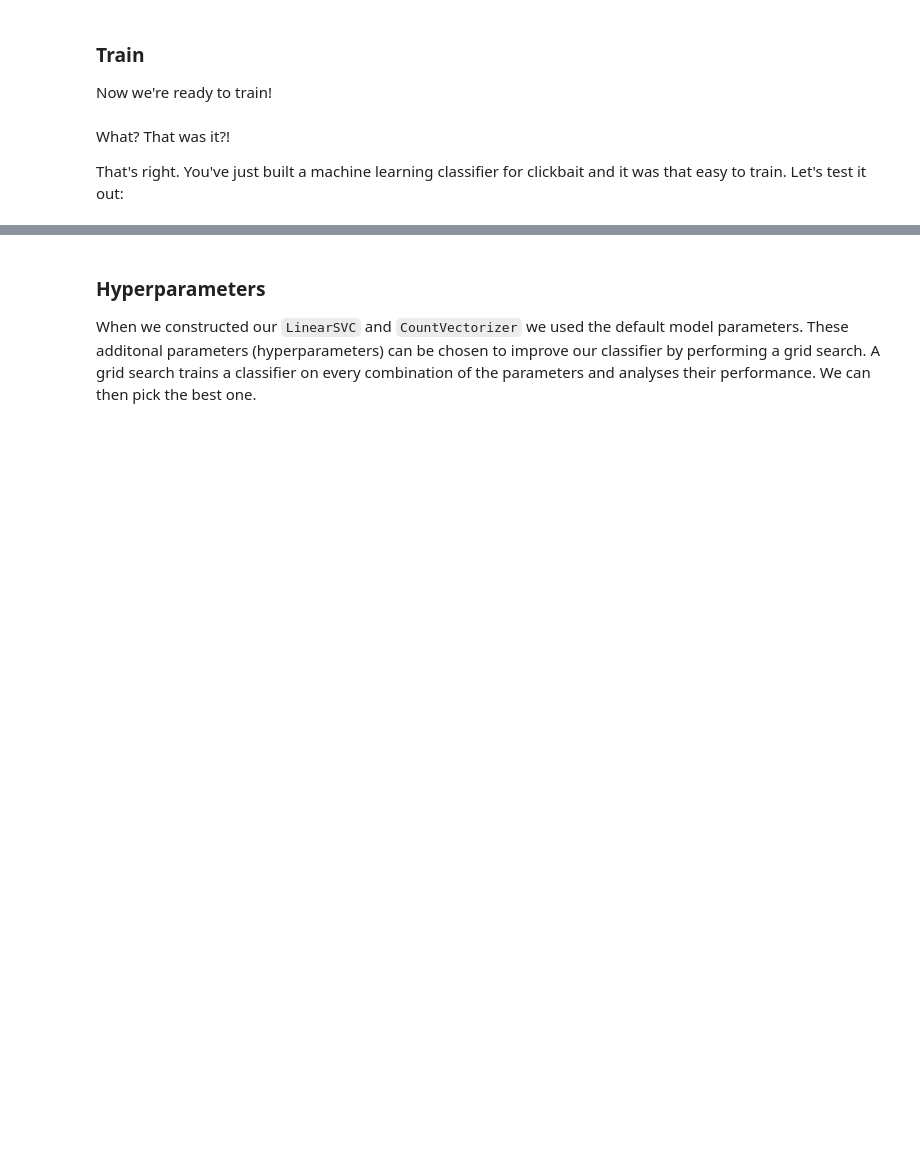
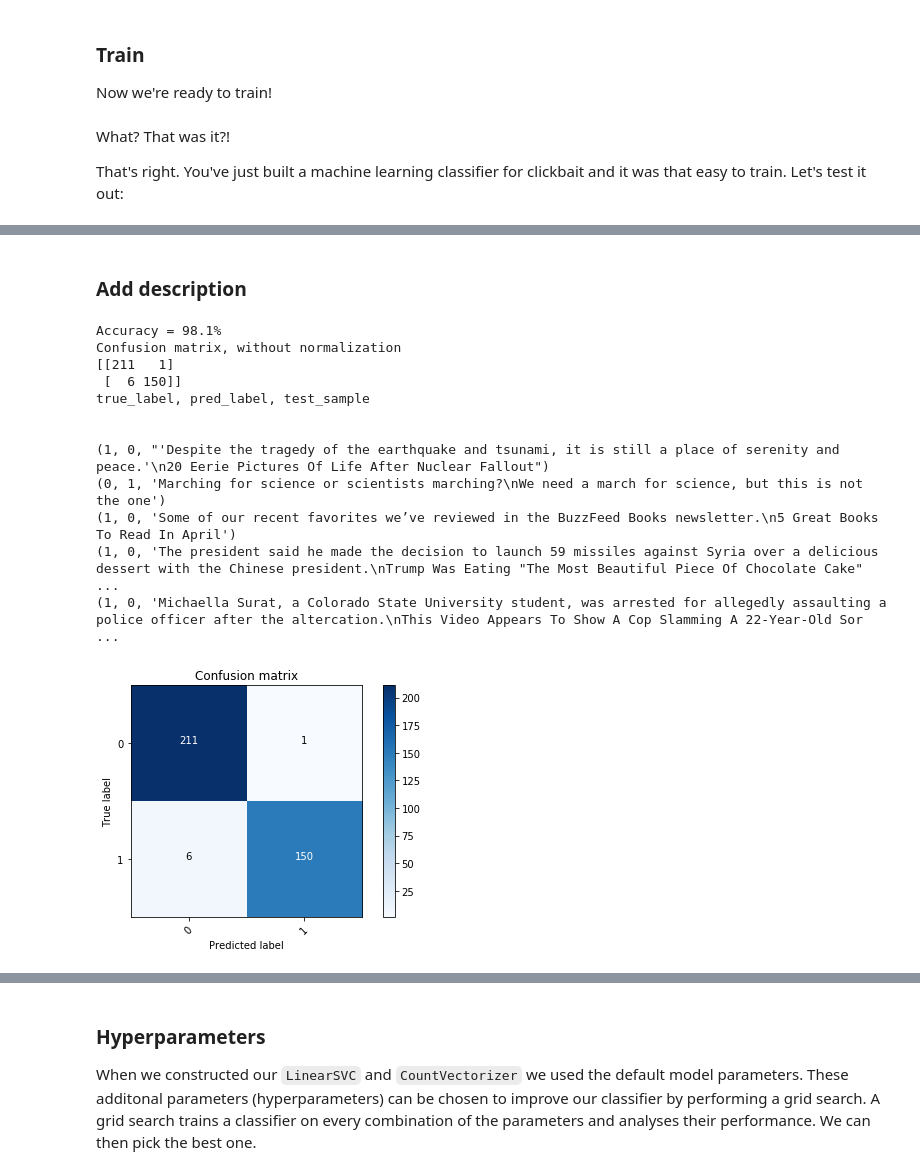
Before and after one commit to cytora/clickbait-workshop, a Jupyter notebook: tutorial.ipynb, the cells around one changed output, grey strips where cells are left out. Drawn from its saved outputs; the diff is of its cells as text; code cells hidden in the pictures; blank space fills up the shorter version.

```diff
--- a/tutorial.ipynb
+++ b/tutorial.ipynb
@@ -227,0 +330,26 @@ pipeline.predict(["French election polls show an early lead for Macron."])
+# %% [markdown]
+### Add description
+# %%
+df['full_content'] = (df.description + "\n" + df.title)
+training, testing = train_test_split(
+    df,                # The dataset we want to split
+    train_size=0.7,    # The proportinal size of our training set
+    stratify=df.label, # The labels are used for stratification
+    random_state=400   # Use the same random state for reproducibility
+)
+pipeline = pipeline.fit(training.full_content, training.label)
+evaluate(pipeline, testing.full_content, testing.label)
+# %% [output]
+Accuracy = 98.1%
+Confusion matrix, without normalization
+[[211   1]
+ [  6 150]]
+true_label, pred_label, test_sample
+
+
+(1, 0, "'Despite the tragedy of the earthquake and tsunami, it is still a place of serenity and peace.'\n20 Eerie Pictures Of Life After Nuclear Fallout")
+(0, 1, 'Marching for science or scientists marching?\nWe need a march for science, but this is not the one')
+(1, 0, 'Some of our recent favorites we’ve reviewed in the BuzzFeed Books newsletter.\n5 Great Books To Read In April')
+(1, 0, 'The president said he made the decision to launch 59 missiles against Syria over a delicious dessert with the Chinese president.\nTrump Was Eating "The Most Beautiful Piece Of Chocolate Cake"  ...
+(1, 0, 'Michaella Surat, a Colorado State University student, was arrested for allegedly assaulting a police officer after the altercation.\nThis Video Appears To Show A Cop Slamming A 22-Year-Old Sor ...
+[figure, added]
```
Also changed, not shown: parts of 36 cells of this notebook.
